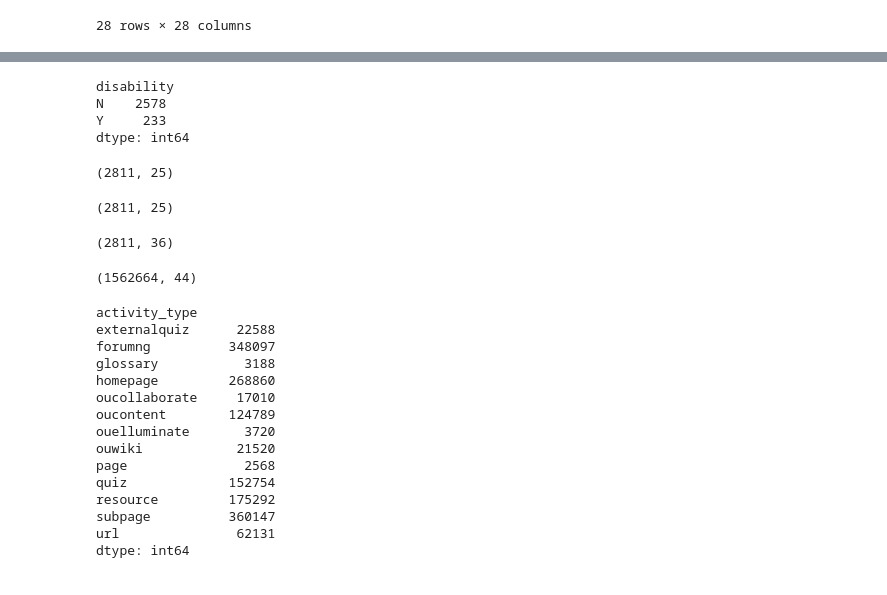
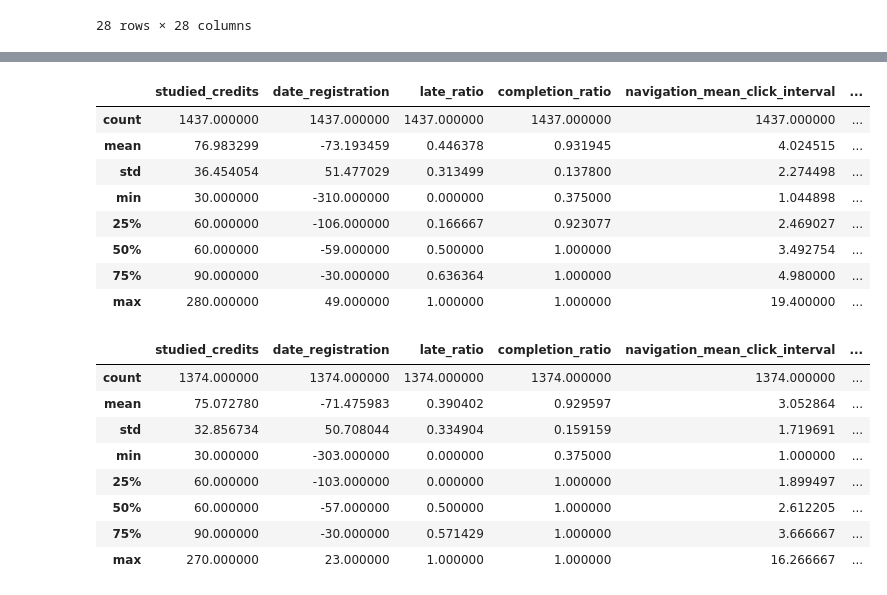
Before and after one commit to Chia-Chi-Shen/oulad, a Jupyter notebook: description.ipynb, the cells around one changed output, grey strips where cells are left out. Cells and saved outputs as stored; diff of their text form; code cells hidden in the pictures.

```diff
--- a/description.ipynb
+++ b/description.ipynb
@@ -178,13 +103,0 @@ Index(['score', 'gender', 'region', 'highest_education', 'imd_band',
-# %%
-data.groupby('disability').size()
-# %% [output]
-disability
-N    2578
-Y     233
-dtype: int64
-# %%
-# test_data = data.drop(columns=['late_score'])
-data.dropna(inplace=True)
-data.shape
-# %% [output]
-(2811, 25)
@@ -196,39 +104,28 @@ base_df.to_csv("data_0521_base.csv", index=False)
-# %%
-df = pd.read_csv("data_0521_base.csv")
-print(df.shape)
-# %% [output]
-(2811, 25)
-# %%
-fulldata = pd.read_csv("full_data2c.csv")
-fulldata.dropna(inplace=True, subset=['imd_band'])
-fulldata.drop(columns=['date','weight','date_submitted','is_banked','date_registration','date_unregistration', 'num_of_prev_attempts'], inplace=True)
-fulldata.dropna(inplace=True)
-fulldata.shape
-# %% [output]
-(2811, 36)
-# %%
-studentVle = pd.read_csv("./studentVle.csv")
-vle = pd.read_csv("./vle.csv")
-vleSum = pd.merge(fulldata, studentVle, on=['code_module', 'code_presentation', 'id_student'], how='inner')
-vleSum = pd.merge(vleSum, vle, on='id_site', how='inner')
-print(vleSum.shape)
-# %% [output]
-(1562664, 44)
-# %%
-vleSum.groupby(['activity_type']).size()
-# %% [output]
-activity_type
-externalquiz      22588
-forumng          348097
-glossary           3188
-homepage         268860
-oucollaborate     17010
-oucontent        124789
-ouelluminate       3720
-ouwiki            21520
-page               2568
-quiz             152754
-resource         175292
-subpage          360147
-url               62131
-dtype: int64
+# %%
+df = pd.read_csv('data_0611_4.csv')
+low_group = df[df['score'] == 'group1']
+high_group = df[df['score'] == 'group3']
+# %%
+low_group.describe()
+# %% [output]
+|  | studied_credits | date_registration | late_ratio | completion_ratio | navigation_mean_click_interval | ... |
+| count | 1437.000000 | 1437.000000 | 1437.000000 | 1437.000000 | 1437.000000 | ... |
+| mean | 76.983299 | -73.193459 | 0.446378 | 0.931945 | 4.024515 | ... |
+| std | 36.454054 | 51.477029 | 0.313499 | 0.137800 | 2.274498 | ... |
+| min | 30.000000 | -310.000000 | 0.000000 | 0.375000 | 1.044898 | ... |
+| 25% | 60.000000 | -106.000000 | 0.166667 | 0.923077 | 2.469027 | ... |
+| 50% | 60.000000 | -59.000000 | 0.500000 | 1.000000 | 3.492754 | ... |
+| 75% | 90.000000 | -30.000000 | 0.636364 | 1.000000 | 4.980000 | ... |
+| max | 280.000000 | 49.000000 | 1.000000 | 1.000000 | 19.400000 | ... |
+# %%
+high_group.describe()
+# %% [output]
+|  | studied_credits | date_registration | late_ratio | completion_ratio | navigation_mean_click_interval | ... |
+| count | 1374.000000 | 1374.000000 | 1374.000000 | 1374.000000 | 1374.000000 | ... |
+| mean | 75.072780 | -71.475983 | 0.390402 | 0.929597 | 3.052864 | ... |
+| std | 32.856734 | 50.708044 | 0.334904 | 0.159159 | 1.719691 | ... |
+| min | 30.000000 | -303.000000 | 0.000000 | 0.375000 | 1.000000 | ... |
+| 25% | 60.000000 | -103.000000 | 0.000000 | 1.000000 | 1.899497 | ... |
+| 50% | 60.000000 | -57.000000 | 0.500000 | 1.000000 | 2.612205 | ... |
+| 75% | 90.000000 | -30.000000 | 0.571429 | 1.000000 | 3.666667 | ... |
+| max | 270.000000 | 23.000000 | 1.000000 | 1.000000 | 16.266667 | ... |
```
Also changed, not shown: parts of 8 cells of this notebook, 1 other file.
